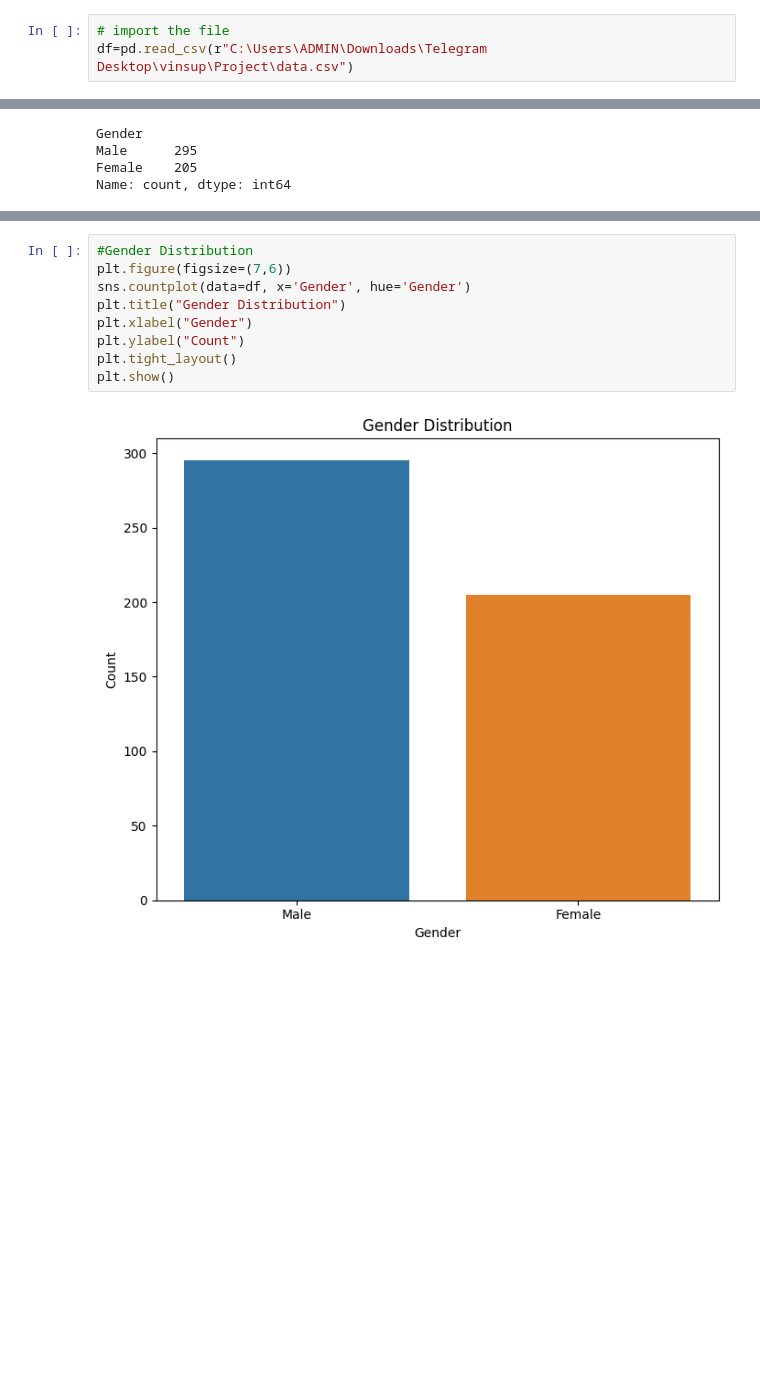
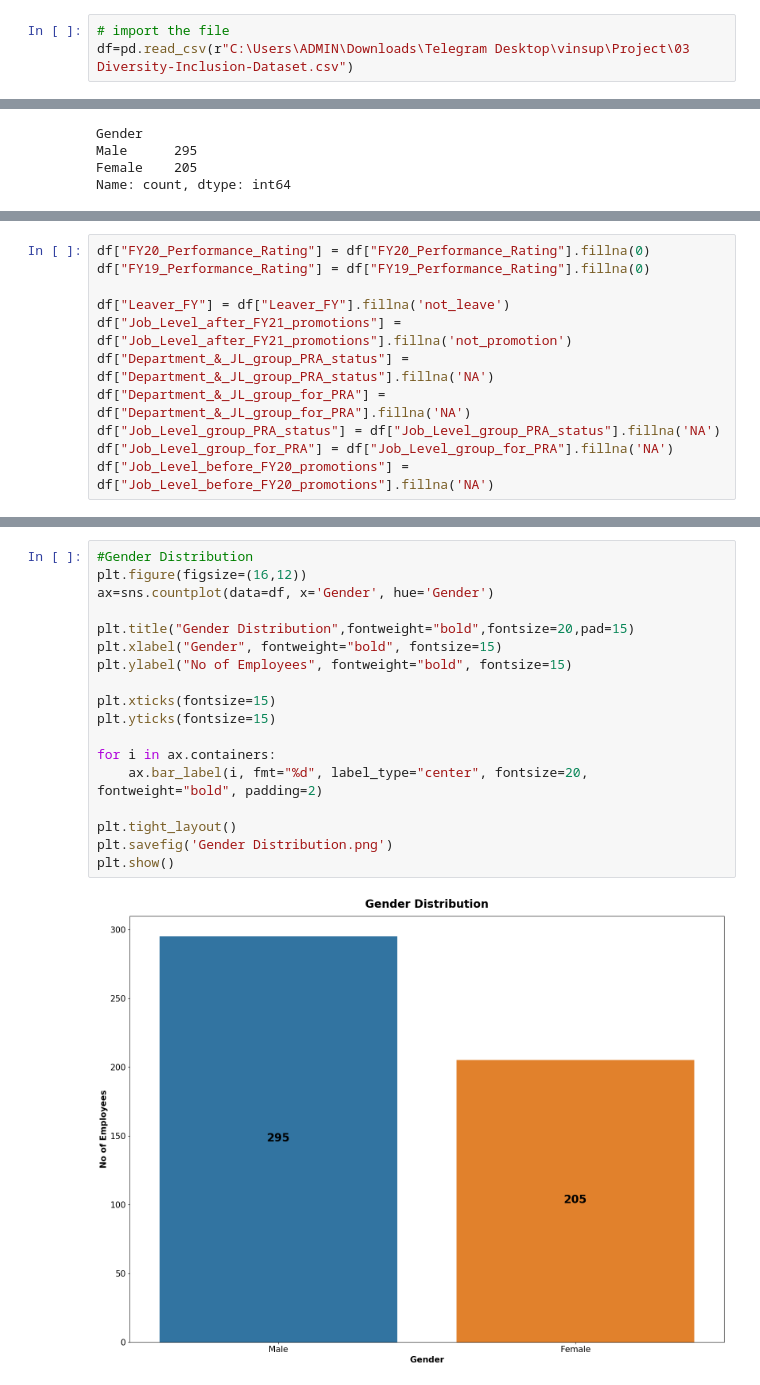
Before and after one commit to Kamalachandran/Diversity-Inclusion-HR-Analytics, a Jupyter notebook: diversity.ipynb, the cells around one changed output, grey strips where cells are left out. Cells and saved outputs as stored; diff of their text form; blank space fills up the shorter version.

```diff
--- a/diversity.ipynb
+++ b/diversity.ipynb
@@ -27,6 +7,6 @@ True
 # %%
 # import the file
-df=pd.read_csv(r"C:\Users\ADMIN\Downloads\Telegram Desktop\vinsup\Project\data.csv")
+df=pd.read_csv(r"C:\Users\ADMIN\Downloads\Telegram Desktop\vinsup\Project\03 Diversity-Inclusion-Dataset.csv")
 # %% [markdown]
 # Exploration
 # %%
@@ -60 +60,12 @@ Name: count, dtype: int64
+# %%
+df["FY20_Performance_Rating"] = df["FY20_Performance_Rating"].fillna(0)
+df["FY19_Performance_Rating"] = df["FY19_Performance_Rating"].fillna(0)
+
+df["Leaver_FY"] = df["Leaver_FY"].fillna('not_leave')
+df["Job_Level_after_FY21_promotions"] = df["Job_Level_after_FY21_promotions"].fillna('not_promotion')
+df["Department_&_JL_group_PRA_status"] = df["Department_&_JL_group_PRA_status"].fillna('NA')
+df["Department_&_JL_group_for_PRA"] = df["Department_&_JL_group_for_PRA"].fillna('NA')
+df["Job_Level_group_PRA_status"] = df["Job_Level_group_PRA_status"].fillna('NA')
+df["Job_Level_group_for_PRA"] = df["Job_Level_group_for_PRA"].fillna('NA')
+df["Job_Level_before_FY20_promotions"] = df["Job_Level_before_FY20_promotions"].fillna('NA')
 # %% [markdown]
@@ -62,12 +73,21 @@ Name: count, dtype: int64
 # %%
 #Gender Distribution
-plt.figure(figsize=(7,6))
-sns.countplot(data=df, x='Gender', hue='Gender')
-plt.title("Gender Distribution")
-plt.xlabel("Gender")
-plt.ylabel("Count")
+plt.figure(figsize=(16,12))
+ax=sns.countplot(data=df, x='Gender', hue='Gender')
+
+plt.title("Gender Distribution",fontweight="bold",fontsize=20,pad=15)
+plt.xlabel("Gender", fontweight="bold", fontsize=15)
+plt.ylabel("No of Employees", fontweight="bold", fontsize=15)
+
+plt.xticks(fontsize=15)
+plt.yticks(fontsize=15)
+
+for i in ax.containers:
+    ax.bar_label(i, fmt="%d", label_type="center", fontsize=20, fontweight="bold", padding=2)
+
 plt.tight_layout()
+plt.savefig('Gender Distribution.png')
 plt.show()
 # %% [output]
-[figure, old version]
+[figure, new version]
 # %%
```
Also changed, not shown: parts of 11 cells of this notebook, 2 other files.
